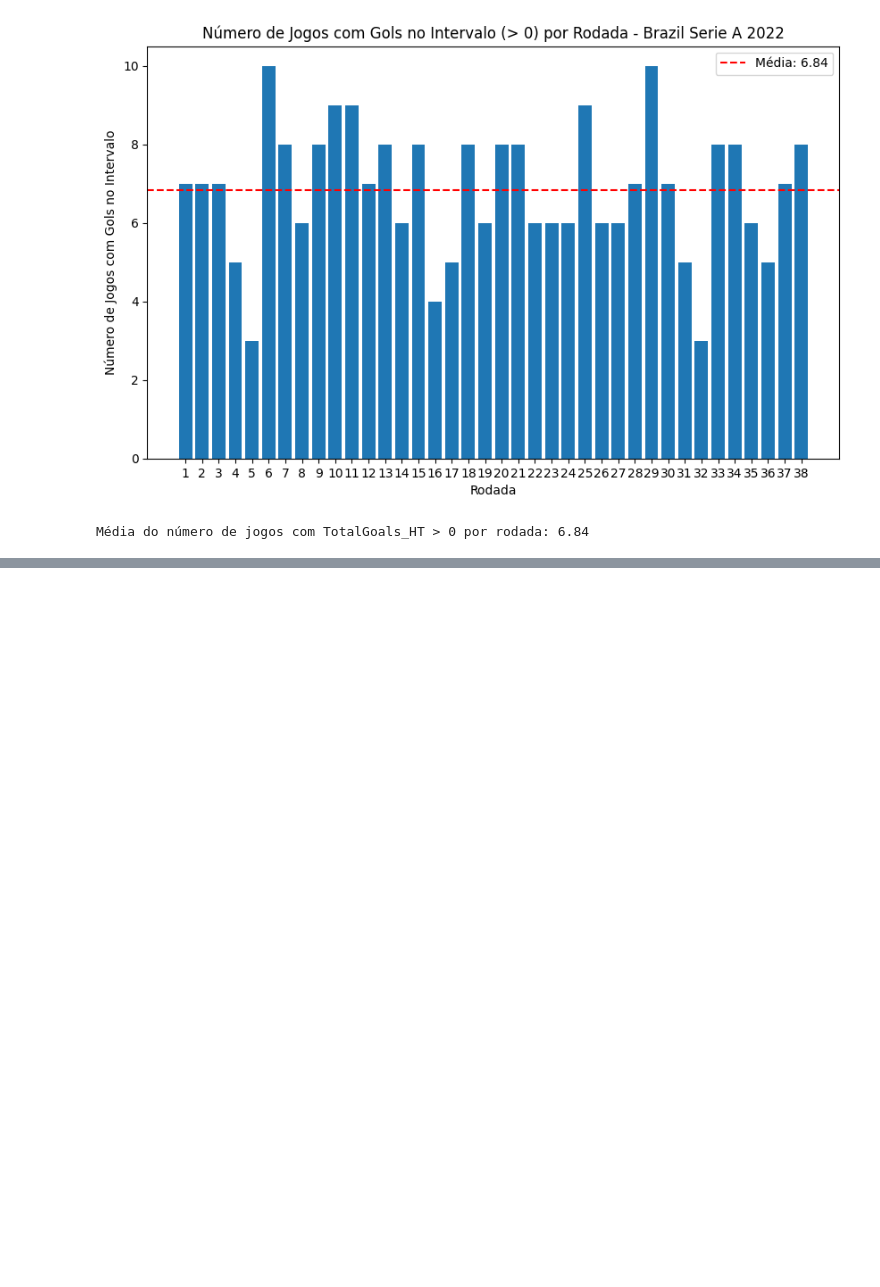
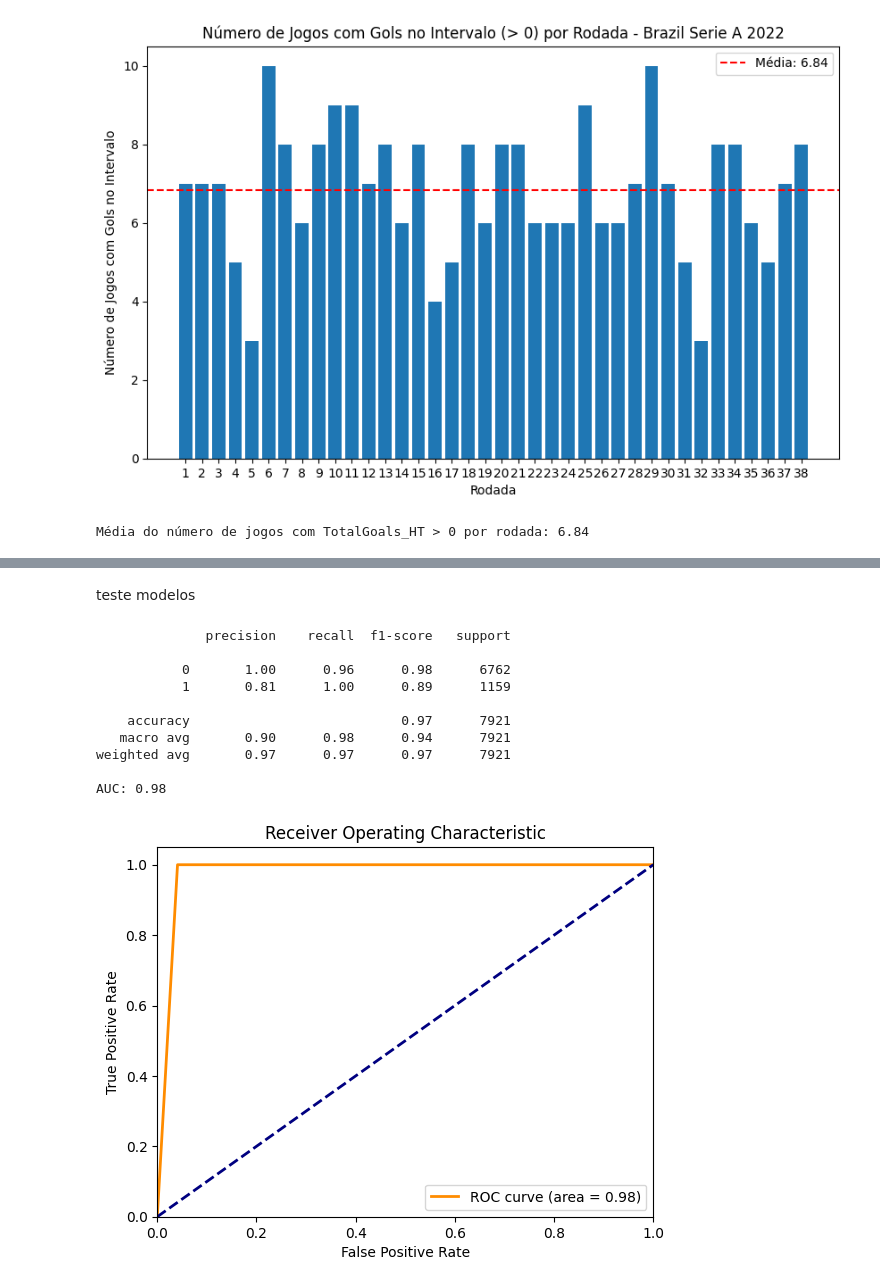
Before and after one commit to Matheussantos25/Analise-Futebol, a Jupyter notebook: Gols No Intervalo Por rodada.ipynb, the cells around one changed output, grey strips where cells are left out. Cells and saved outputs as stored; diff of their text form; code cells hidden in the pictures; blank space fills up the shorter version.

```diff
--- a/Gols No Intervalo Por rodada.ipynb
+++ b/Gols No Intervalo Por rodada.ipynb
@@ -99,0 +221,77 @@ Média do número de jogos com TotalGoals_HT > 0 por rodada: 6.84
+# %% [markdown]
+teste modelos
+# %%
+import pandas as pd
+import numpy as np
+from sklearn.model_selection import train_test_split
+from sklearn.ensemble import RandomForestClassifier
+from sklearn.metrics import classification_report, roc_auc_score, roc_curve, auc
+
+# Carregar o arquivo fornecido
+file_path_atualizado = 'C:\\Users\\msdof\\OneDrive\\Imagens\\Ligas\\BASE DE DADOS GRANDES\\futpython.xlsx'
+dados = pd.read_excel(file_path_atualizado)
+
+# Função para verificar se há 2 gols em um intervalo de 10 minutos no HT e se há mais gols na partida
+def verificar_gols_ht(gols_h, gols_a):
+    todos_gols = gols_h + gols_a
+    todos_gols_ht = [int(minuto.split('+')[0]) for minuto in todos_gols if minuto != '' and int(minuto.split('+')[0]) <= 45]
+    todos_gols_ht.sort()
+
+    for i in range(len(todos_gols_ht) - 1):
+        if todos_gols_ht[i + 1] - todos_gols_ht[i] <= 10:
+            return 1
+    return 0
+
+# Aplicar a função aos dados
+dados['Gols_HT'] = dados.apply(lambda row: verificar_gols_ht(eval(row['Goals_H_Minutes']), eval(row['Goals_A_Minutes'])), axis=1)
+
+# Variável alvo: se houve mais gols na partida após os dois gols no intervalo de 10 minutos no HT
+dados['Mais_Gols'] = dados.apply(lambda row: 1 if verificar_gols_ht(eval(row['Goals_H_Minutes']), eval(row['Goals_A_Minutes'])) == 1 and (row['TotalGoals_FT'] - row['TotalGoals_HT'] > 0) else 0, axis=1)
+
+# Selecionar as features e a variável alvo
+X = dados[['Gols_HT']]
+y = dados['Mais_Gols']
+
+# Dividir os dados em treino e teste
+X_train, X_test, y_train, y_test = train_test_split(X, y, test_size=0.3, random_state=42)
+
+# Criar e treinar o modelo
+model = RandomForestClassifier(random_state=42)
+model.fit(X_train, y_train)
+
+# Fazer previsões
+y_pred = model.predict(X_test)
+y_pred_prob = model.predict_proba(X_test)[:, 1]
+
+# Avaliar o modelo
+print(classification_report(y_test, y_pred))
+roc_auc = roc_auc_score(y_test, y_pred_prob)
+print(f'AUC: {roc_auc:.2f}')
+
+# Curva ROC
+fpr, tpr, _ = roc_curve(y_test, y_pred_prob)
+roc_auc = auc(fpr, tpr)
+
+import matplotlib.pyplot as plt
+plt.figure()
+plt.plot(fpr, tpr, color='darkorange', lw=2, label=f'ROC curve (area = {roc_auc:.2f})')
+plt.plot([0, 1], [0, 1], color='navy', lw=2, linestyle='--')
+plt.xlim([0.0, 1.0])
+plt.ylim([0.0, 1.05])
+plt.xlabel('False Positive Rate')
+plt.ylabel('True Positive Rate')
+plt.title('Receiver Operating Characteristic')
+plt.legend(loc='lower right')
+plt.show()
+# %% [output]
+              precision    recall  f1-score   support
+
+           0       1.00      0.96      0.98      6762
+           1       0.81      1.00      0.89      1159
+
+    accuracy                           0.97      7921
+   macro avg       0.90      0.98      0.94      7921
+weighted avg       0.97      0.97      0.97      7921
+
+AUC: 0.98
+[figure, added]
```
Also changed, not shown: parts of 9 cells of this notebook, 1 other file.
